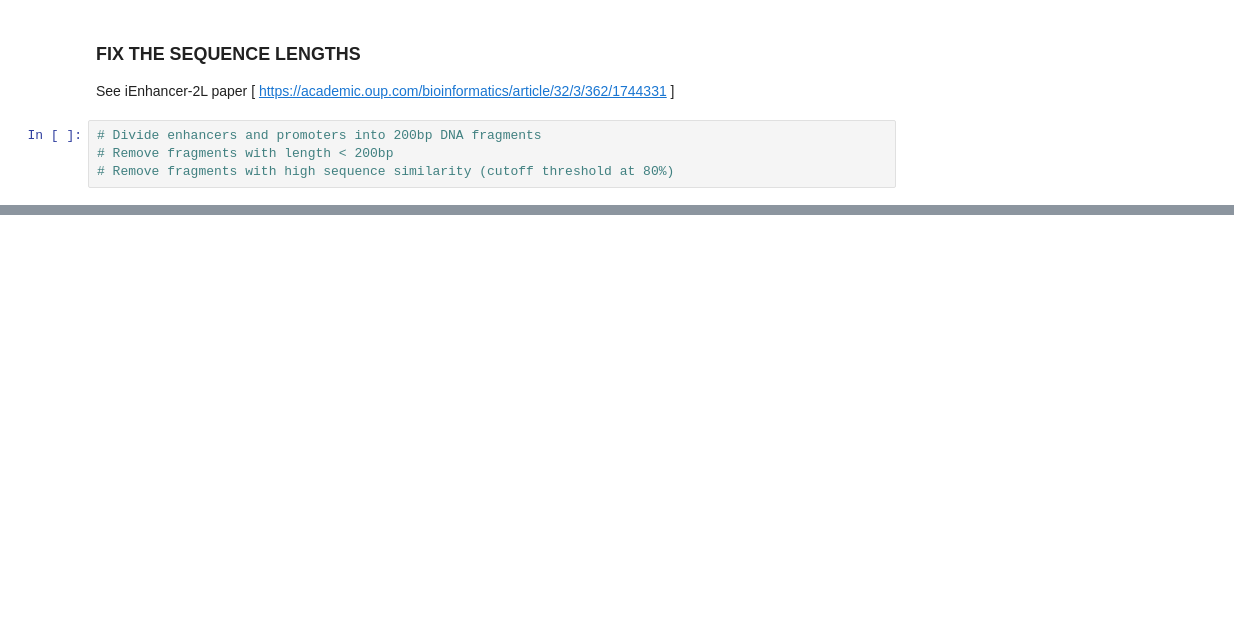
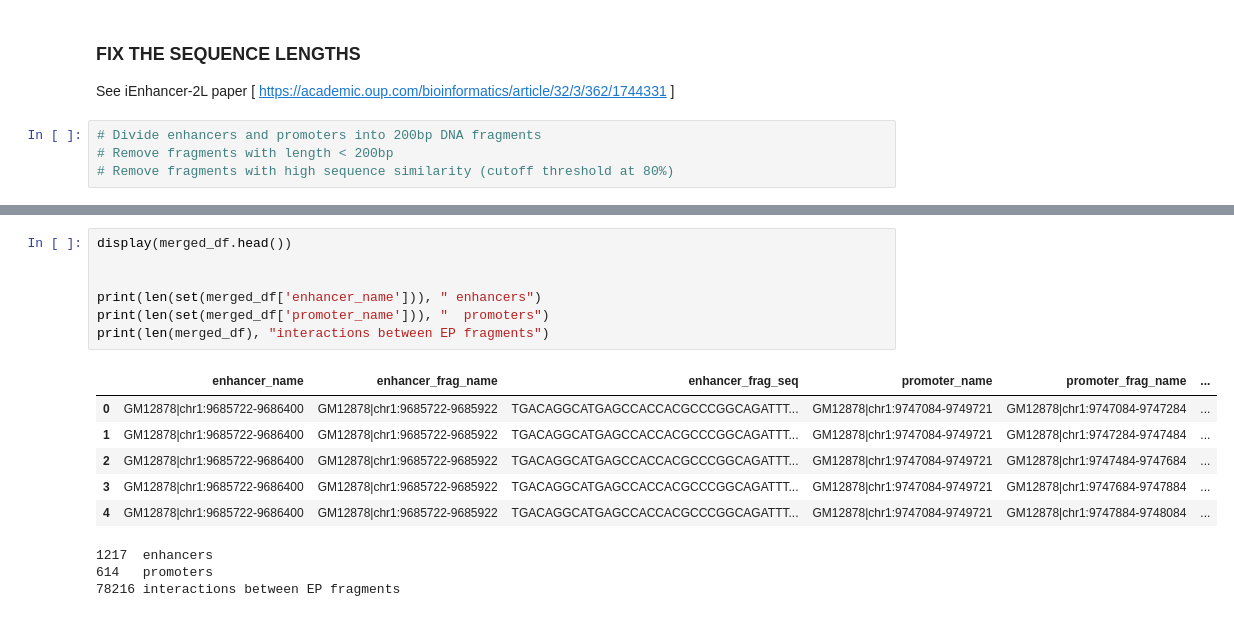
Before and after one commit to smtnkc/gcn4epi, a Jupyter notebook: prepare_bert_data.ipynb, the cells around one changed output, grey strips where cells are left out. Saved outputs shown, nothing was run; the diff lists cells and outputs as text; blank space fills up the shorter version.

```diff
--- a/prepare_bert_data.ipynb
+++ b/prepare_bert_data.ipynb
@@ -196,0 +311,17 @@ print(len(pro_fragments), "promoter fragments of 200bp")
+# %%
+display(merged_df.head())
+
+
+print(len(set(merged_df['enhancer_name'])), " enhancers")
+print(len(set(merged_df['promoter_name'])), "  promoters")
+print(len(merged_df), "interactions between EP fragments")
+# %% [output]
+|  | enhancer_name | enhancer_frag_name | enhancer_frag_seq | promoter_name | promoter_frag_name | ... |
+| 0 | GM12878|chr1:9685722-9686400 | GM12878|chr1:9685722-9685922 | TGACAGGCATGAGCCACCACGCCCGGCAGATTT... | GM12878|chr1:9747084-9749721 | GM12878|chr1:9747084-9747284 | ... |
+| 1 | GM12878|chr1:9685722-9686400 | GM12878|chr1:9685722-9685922 | TGACAGGCATGAGCCACCACGCCCGGCAGATTT... | GM12878|chr1:9747084-9749721 | GM12878|chr1:9747284-9747484 | ... |
+| 2 | GM12878|chr1:9685722-9686400 | GM12878|chr1:9685722-9685922 | TGACAGGCATGAGCCACCACGCCCGGCAGATTT... | GM12878|chr1:9747084-9749721 | GM12878|chr1:9747484-9747684 | ... |
+| 3 | GM12878|chr1:9685722-9686400 | GM12878|chr1:9685722-9685922 | TGACAGGCATGAGCCACCACGCCCGGCAGATTT... | GM12878|chr1:9747084-9749721 | GM12878|chr1:9747684-9747884 | ... |
+| 4 | GM12878|chr1:9685722-9686400 | GM12878|chr1:9685722-9685922 | TGACAGGCATGAGCCACCACGCCCGGCAGATTT... | GM12878|chr1:9747084-9749721 | GM12878|chr1:9747884-9748084 | ... |
+1217  enhancers
+614   promoters
+78216 interactions between EP fragments
```
Also changed, not shown: parts of 28 cells of this notebook, 17 other files.
